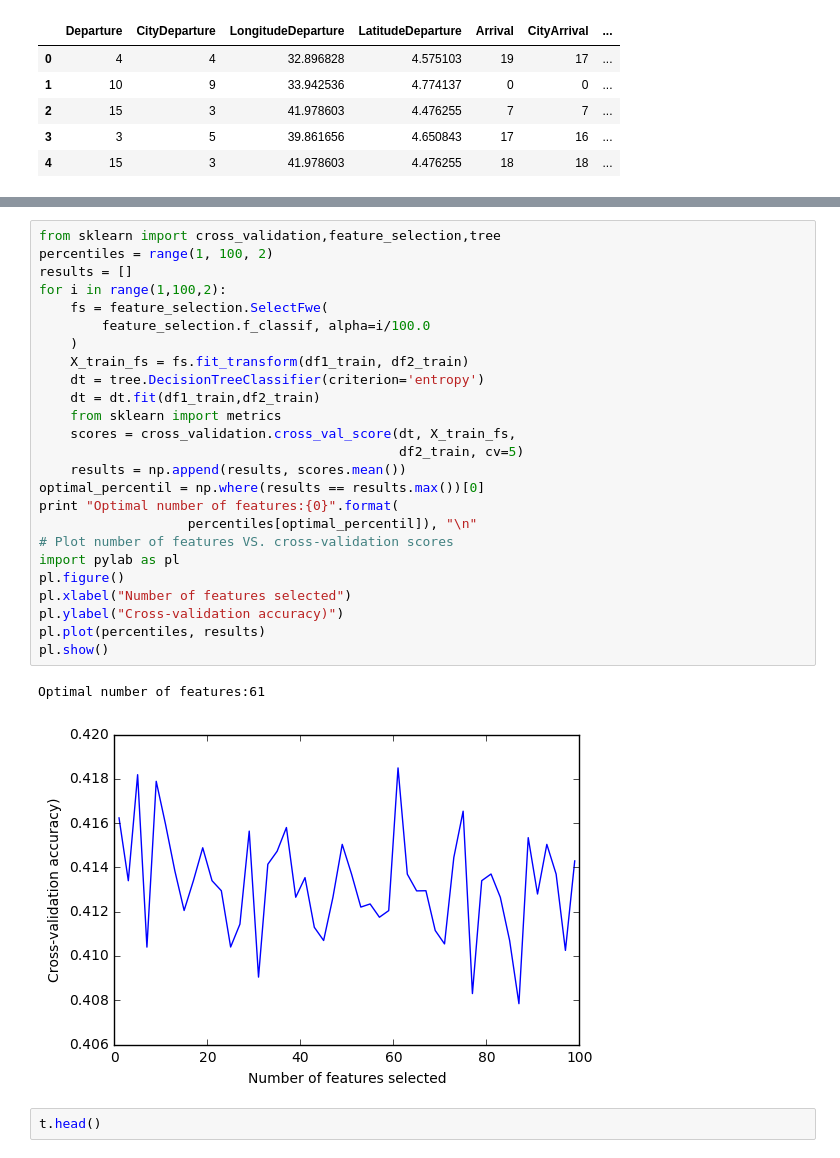
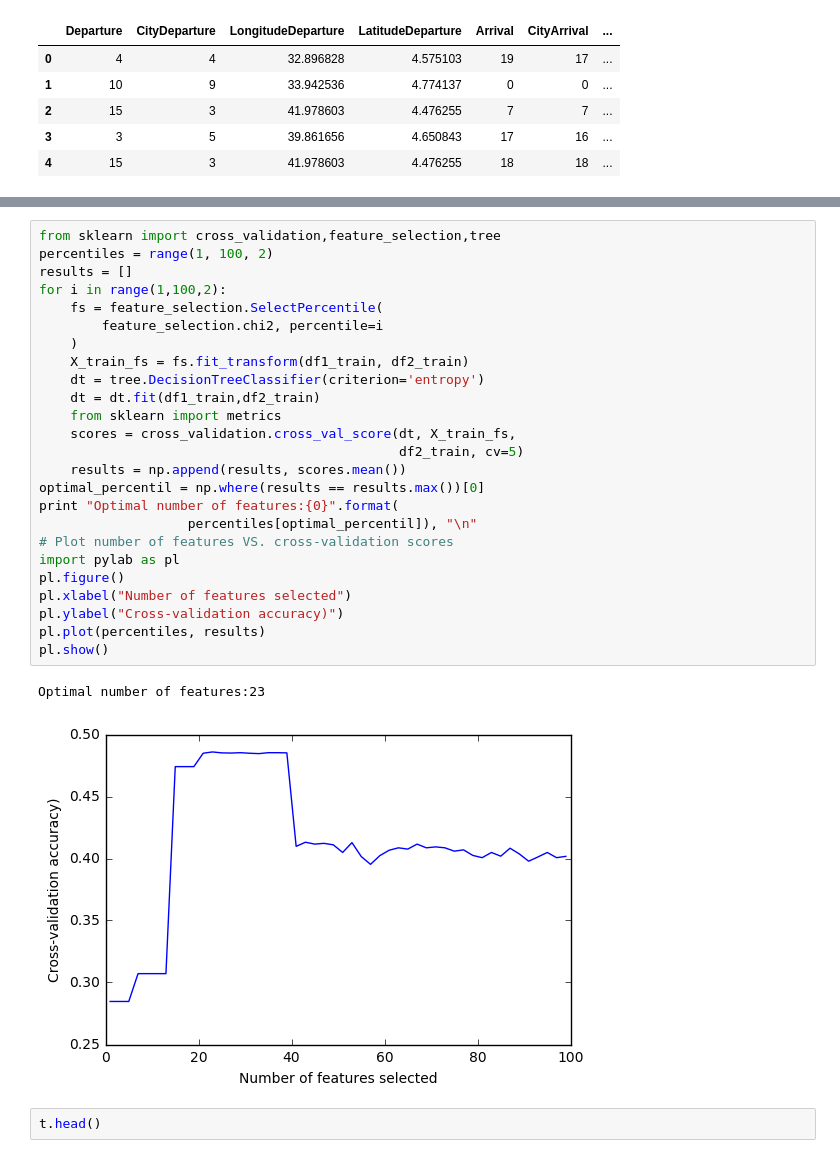
Before and after one commit to gusandbud/Data-mining, a Jupyter notebook: Untitled.ipynb, the cells around one changed output, grey strips where cells are left out. Cells and saved outputs as stored; diff of their text form.

Commit message:
Using hyper-parameters on various feature selection algorithms

```diff
--- a/Untitled.ipynb
+++ b/Untitled.ipynb
@@ -187,31 +187,31 @@ array([6, 3, 6, ..., 1, 1, 1], dtype=int64)
 # %%
 from sklearn import cross_validation,feature_selection,tree
 percentiles = range(1, 100, 2)
 results = []
 for i in range(1,100,2):
-    fs = feature_selection.SelectFwe(
-        feature_selection.f_classif, alpha=i/100.0
+    fs = feature_selection.SelectPercentile(
+        feature_selection.chi2, percentile=i
     )
     X_train_fs = fs.fit_transform(df1_train, df2_train)
     dt = tree.DecisionTreeClassifier(criterion='entropy')
     dt = dt.fit(df1_train,df2_train)
     from sklearn import metrics
     scores = cross_validation.cross_val_score(dt, X_train_fs,
                                               df2_train, cv=5)
     results = np.append(results, scores.mean())
 optimal_percentil = np.where(results == results.max())[0]
 print "Optimal number of features:{0}".format(
                    percentiles[optimal_percentil]), "\n"
 # Plot number of features VS. cross-validation scores
 import pylab as pl
 pl.figure()
 pl.xlabel("Number of features selected")
 pl.ylabel("Cross-validation accuracy)")
 pl.plot(percentiles, results)
 pl.show()
 # %% [output]
-Optimal number of features:61
+Optimal number of features:23
-[figure, old version]
+[figure, new version]
 # %%
 t.head()
 # %% [output]
```
Also changed, not shown: parts of 2 cells of this notebook, 1 other file.
